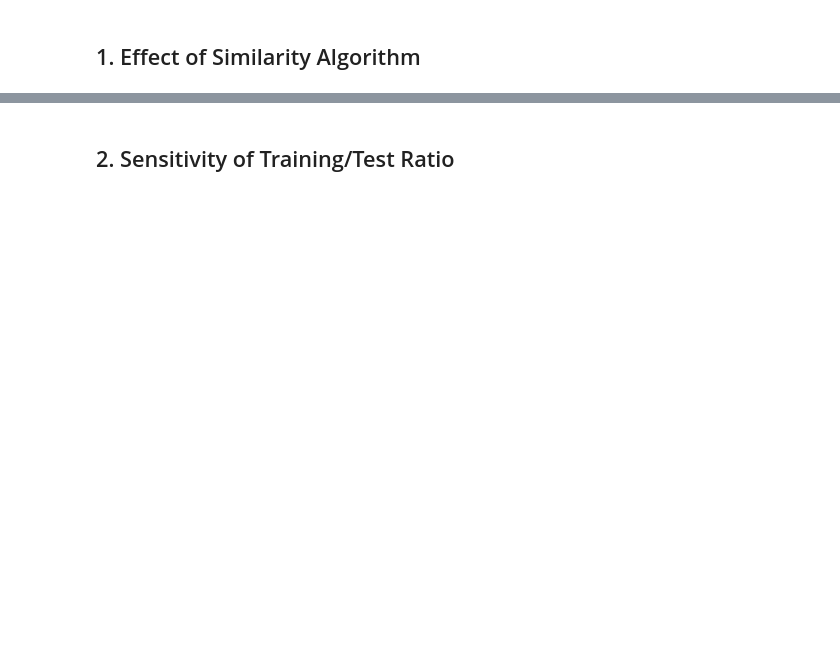
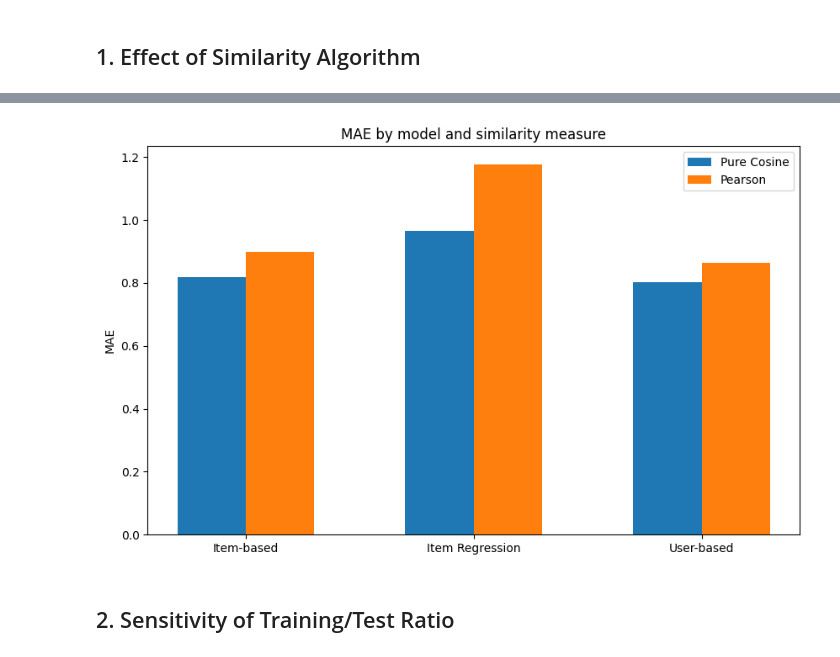
Before and after one commit to khoavpt/Recommender-System, a Jupyter notebook: notebooks/experiments.ipynb, the cells around one changed output, grey strips where cells are left out. Drawn from its saved outputs; the diff is of its cells as text; code cells hidden in the pictures; blank space fills up the shorter version.

```diff
--- a/notebooks/experiments.ipynb
+++ b/notebooks/experiments.ipynb
@@ -36,0 +45,3 @@ MAEs_for_each_ratio
+# %%
+results_df = pd.read_csv('../experiment_results.csv')
+results_df.head()
@@ -36,0 +55,25 @@ MAEs_for_each_ratio
+# %%
+ib_MAEs = results_df.loc[(results_df['model'] == 'item_based') & (results_df['x'] == 0.8) & (results_df['neighborhood_size'] == 30)].sort_values(by='similarity_function')['MAE'].values[1:]
+ibr_MAEs = results_df.loc[(results_df['model'] == 'item_regression') & (results_df['x'] == 0.8) & (results_df['neighborhood_size'] == 30)].sort_values(by='similarity_function')['MAE'].values[1:]
+ub_MAEs = results_df.loc[(results_df['model'] == 'user_based') & (results_df['x'] == 0.8) & (results_df['neighborhood_size'] == 30)].sort_values(by='similarity_function')['MAE'].values[1:]
+
+labels = ['Item-based', 'Item Regression', 'User-based']
+pure_cosine = [ib_MAEs[1], ibr_MAEs[1], ub_MAEs[1]]
+pearson = [ib_MAEs[0], ibr_MAEs[0], ub_MAEs[0]]
+
+x = np.arange(len(labels))
+width = 0.3
+
+fig_ex_1 = plt.figure(figsize=(10, 6))
+plt.bar(x - width/2, pure_cosine, width, label='Pure Cosine')
+plt.bar(x + width/2, pearson, width, label='Pearson')
+
+plt.ylabel('MAE')
+plt.title('MAE by model and similarity measure')
+plt.xticks(x, labels)
+plt.legend()
+
+
+plt.show()
+# %% [output]
+[figure, added]
```
Also changed, not shown: parts of 14 cells of this notebook, 20 other files.
